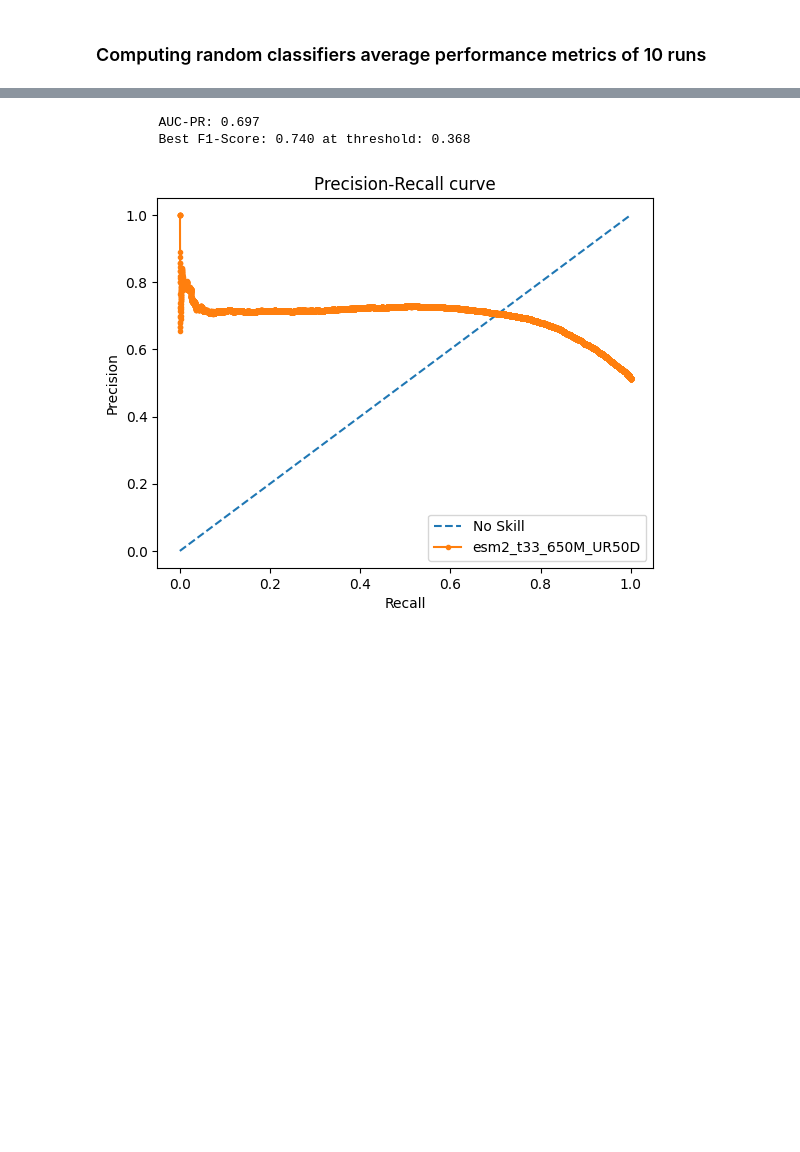
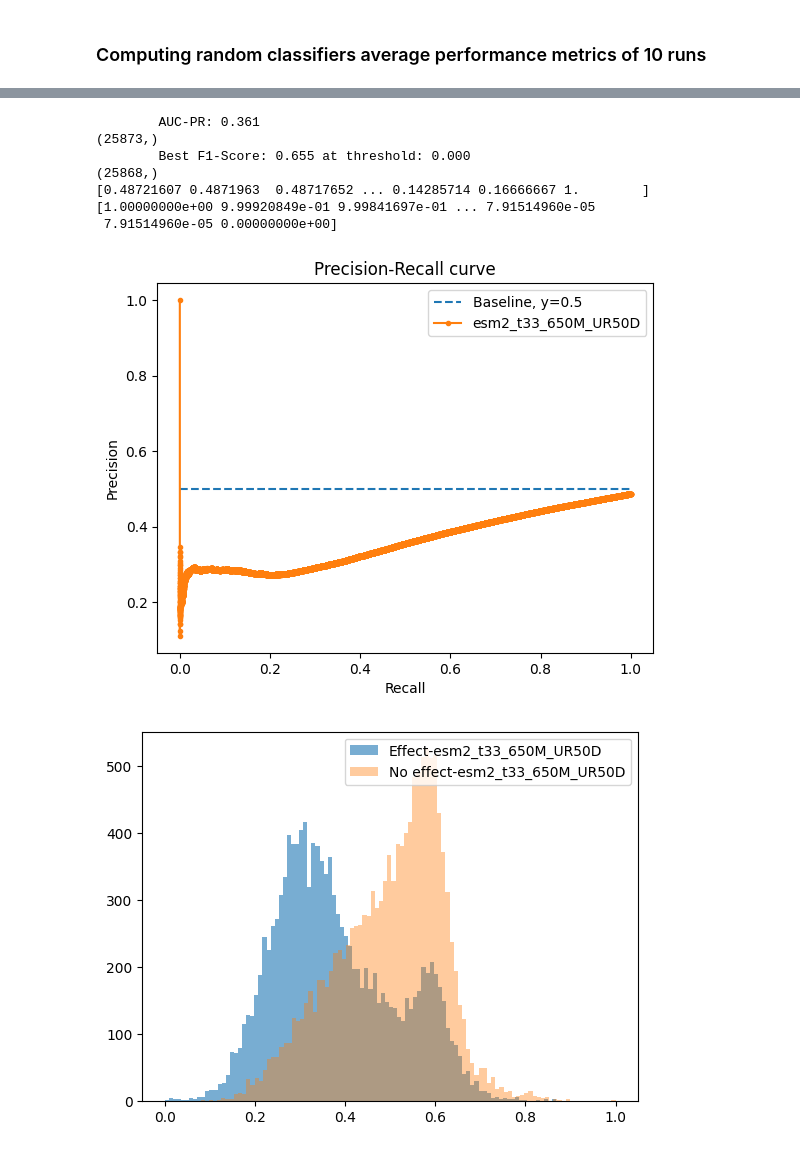
Before and after one commit to akabiraka/variant_effect_analysis, a Jupyter notebook: models/aa_common/performance_analysis_for_PMD.ipynb, the cells around one changed output, grey strips where cells are left out. Drawn from its saved outputs; the diff is of its cells as text; code cells hidden in the pictures; blank space fills up the shorter version.

```diff
--- a/models/aa_common/performance_analysis_for_PMD.ipynb
+++ b/models/aa_common/performance_analysis_for_PMD.ipynb
@@ -29,8 +29,8 @@ result_df = result_df[(result_df["functional_effect"]=="Effect") | (result_df["f
 print(result_df.shape)
 print(result_df.columns)
 
-result_df.loc[result_df["functional_effect"]=="Effect", "class_numeric"] = 0
-result_df.loc[result_df["functional_effect"]=="No effect", "class_numeric"] = 1
+result_df.loc[result_df["functional_effect"]=="Effect", "class_numeric"] = 1
+result_df.loc[result_df["functional_effect"]=="No effect", "class_numeric"] = 0
 # %% [output]
 (25931, 28)
 Index(['mut_id', 'pmd_id', 'protein', 'mut_PMD', 'mut_real', 'function',
@@ -60,12 +60,15 @@ for i, (model_root, model_name) in enumerate(model_root_and_name_tuple_list):
 
     non_nan_result_df = result_df[~pd.isna(result_df[model_pred_col])]  # taking df for only non-NAN values
 
-    if model_name in models_larger_means_damaging:
+    if model_name in models_smaller_means_damaging:
         non_nan_result_df["pred"] = non_nan_result_df["pred"] * (-1)
 
-    auc_roc_score = get_auc_roc_score(non_nan_result_df)
+    auc_roc_score, larger_means_positive_class = get_auc_roc_score(non_nan_result_df)
+    if not larger_means_positive_class:
+        non_nan_result_df["pred"] = non_nan_result_df["pred"] * (-1)
+
     auc_pr_score, precisions, recalls, thresholds = get_auc_pr_score(non_nan_result_df)
-    f1_max, th_max = get_f1max_and_th(precisions, recalls, thresholds)
+    f1_max, th_max, precisions, recalls, thresholds = get_f1max_and_th(precisions, recalls, thresholds)
     precision = get_precision_score(non_nan_result_df, th_max)
     recall = get_recall_score(non_nan_result_df, th_max)
     accuracy = get_accuracy_score(non_nan_result_df, th_max)
@@ -110,12 +140,12 @@ model_name = "random_classifier"
 auc_roc_score_list, auc_pr_score_list, f1_max_list, th_max_list, precision_list, recall_list, accuracy_list, balanced_accuracy_list, mcc_list = [], [], [], [], [], [], [], [], []
 
 for i in range(10):
-    result_df["preds"] = [random.uniform(0, 1) for i in range(result_df.shape[0])]
-    non_nan_result_df = result_df
+    result_df["pred"] = [random.uniform(0, 1) for i in range(result_df.shape[0])]
+    non_nan_result_df = result_df.copy(deep=True)
 
     auc_roc_score = get_auc_roc_score(non_nan_result_df)
     auc_pr_score, precisions, recalls, thresholds = get_auc_pr_score(non_nan_result_df)
-    f1_max, th_max = get_f1max_and_th(precisions, recalls, thresholds)
+    f1_max, th_max, precisions, recalls, thresholds = get_f1max_and_th(precisions, recalls, thresholds)
     precision = get_precision_score(non_nan_result_df, th_max)
     recall = get_recall_score(non_nan_result_df, th_max)
     accuracy = get_accuracy_score(non_nan_result_df, th_max)
@@ -166,25 +196,51 @@ out.close()
 # %%
 model_name = "esm2_t33_650M_UR50D"
 model_pred_col = model_name + "_pred"
+
+result_df.loc[result_df["functional_effect"]=="Effect", "class_numeric"] = 1
+result_df.loc[result_df["functional_effect"]=="No effect", "class_numeric"] = 0
+
 result_df["pred"]=(result_df[model_pred_col]-result_df[model_pred_col].min())/(result_df[model_pred_col].max()-result_df[model_pred_col].min()) # scaling prediction scores between [0, 1]
 
 non_nan_result_df = result_df[~pd.isna(result_df[model_pred_col])]  # taking df for only non-NAN values
 
 if model_name in models_larger_means_damaging:
-        non_nan_result_df["pred"] = non_nan_result_df["pred"] * (-1)
+    non_nan_result_df["pred"] = non_nan_result_df["pred"] * (-1)
 
 auc_pr_score, precisions, recalls, thresholds = get_auc_pr_score(non_nan_result_df)
-f1_max, th_max = get_f1max_and_th(precisions, recalls, thresholds)
+print(thresholds.shape)
+f1_max, th_max, precisions, recalls, thresholds = get_f1max_and_th(precisions, recalls, thresholds)
+print(thresholds.shape)
+print(precisions, recalls, sep="\n")
+
+# f1_max, th_max, precisions, recalls, thresholds = get_f1max_and_th_(non_nan_result_df)
 
 import matplotlib.pyplot as plt
-plt.plot([0,1], [0,1], linestyle='--', label='No Skill')
+plt.plot([0,1], [.5, .5], linestyle='--', label='Baseline, y=0.5')
 plt.plot(recalls, precisions, marker='.', label=f'{model_name}')
 plt.ylabel("Precision")
 plt.xlabel("Recall")
 plt.legend()
 plt.title("Precision-Recall curve")
 plt.show()
+
+
+effect = result_df[result_df["functional_effect"]=="Effect"]
+no_effect = result_df[result_df["functional_effect"]=="No effect"]
+
+bins = 100 # 20, 100, 500
+plt.hist(effect["pred"], bins=bins, density=False, log=False, alpha=.6, label=f"Effect-{model_name}")
+plt.hist(no_effect["pred"], bins=bins, density=False, log=False, alpha=.4, label=f"No effect-{model_name}")
+
+plt.legend()
+plt.show()
 # %% [output]
-        AUC-PR: 0.697
-        Best F1-Score: 0.740 at threshold: 0.368
+        AUC-PR: 0.361
+(25873,)
+        Best F1-Score: 0.655 at threshold: 0.000
+(25868,)
+[0.48721607 0.4871963  0.48717652 ... 0.14285714 0.16666667 1.        ]
+[1.00000000e+00 9.99920849e-01 9.99841697e-01 ... 7.91514960e-05
+ 7.91514960e-05 0.00000000e+00]
-[figure, old version]
+[figure, new version]
+[figure, added]
```
Also changed, not shown: parts of 3 cells of this notebook, 8 other files.
